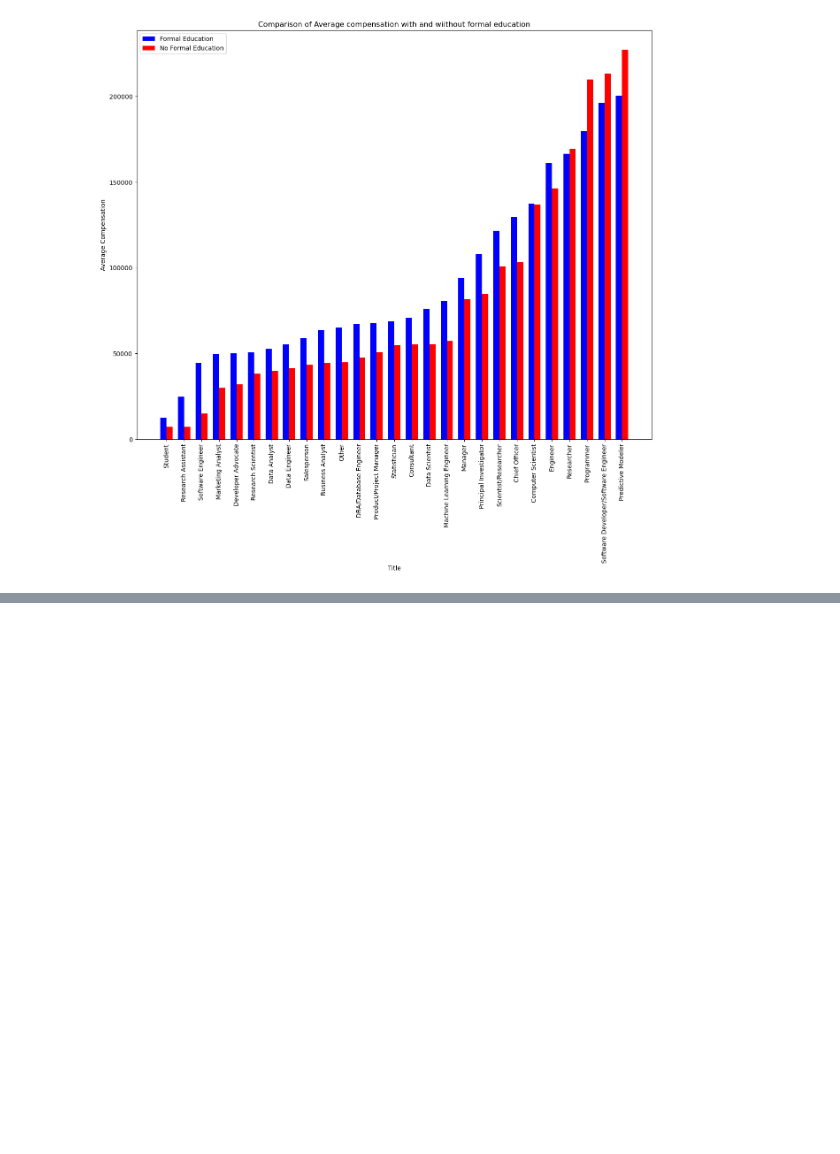
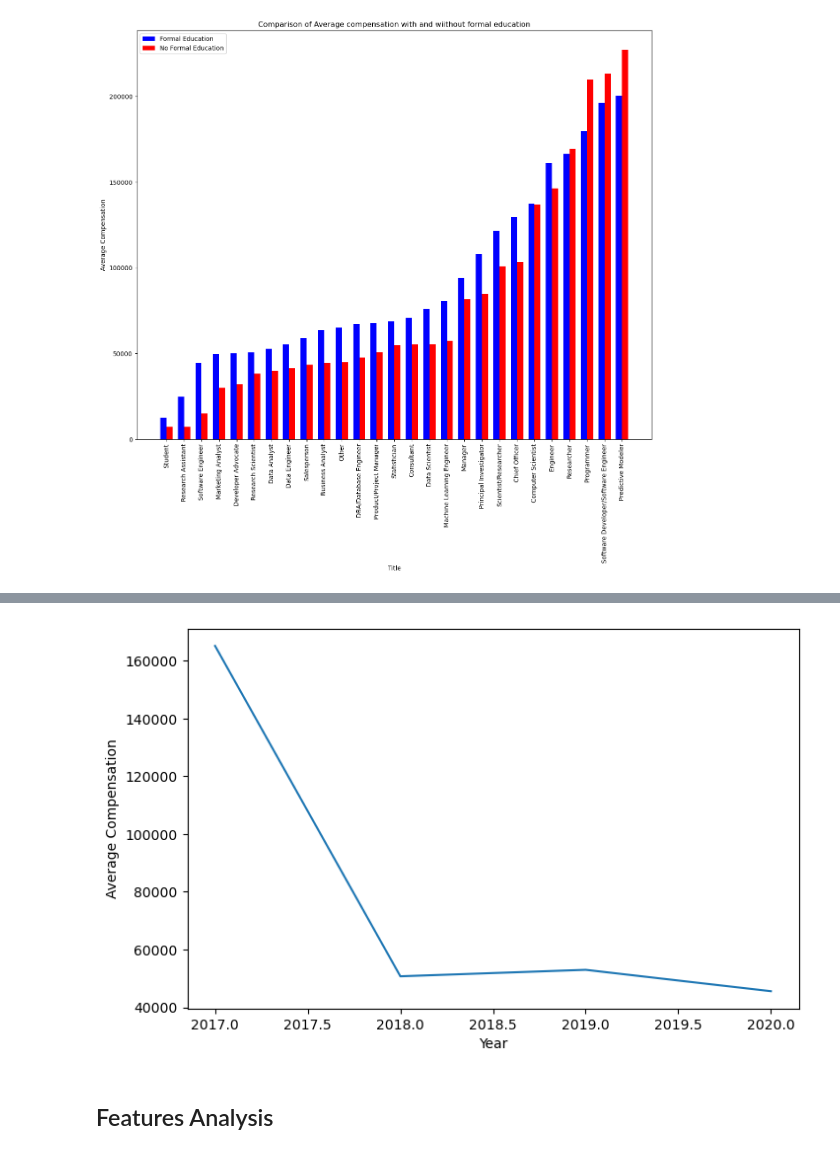
Before and after one commit to PavelM90/DSC630_Ali_Pavel_Term_Project, a Jupyter notebook: Data_Exploration_Salary_Kaggle.ipynb, the cells around one changed output, grey strips where cells are left out. Drawn from its saved outputs; the diff is of its cells as text; code cells hidden in the pictures; blank space fills up the shorter version.

```diff
--- a/Data_Exploration_Salary_Kaggle.ipynb
+++ b/Data_Exploration_Salary_Kaggle.ipynb
@@ -559,0 +582,2 @@ plt.show()
+# %%
+salary_df = filtered_df[['Year', 'Average_Comp']]
@@ -559,0 +604,2 @@ plt.show()
+# %%
+salary_df = salary_df.groupby(by ='Year').mean().reset_index()
@@ -559,0 +614,11 @@ plt.show()
+# %%
+plt.figure(figsize = (8,5))
+plt.plot(salary_df['Year'], salary_df['Average_Comp'] )
+plt.xlabel('Year')
+plt.ylabel('Average Compensation')
+
+plt.show()
+# %% [output]
+[figure, added]
+# %% [markdown]
+## Features Analysis
```
Also changed, not shown: parts of 22 cells of this notebook.
